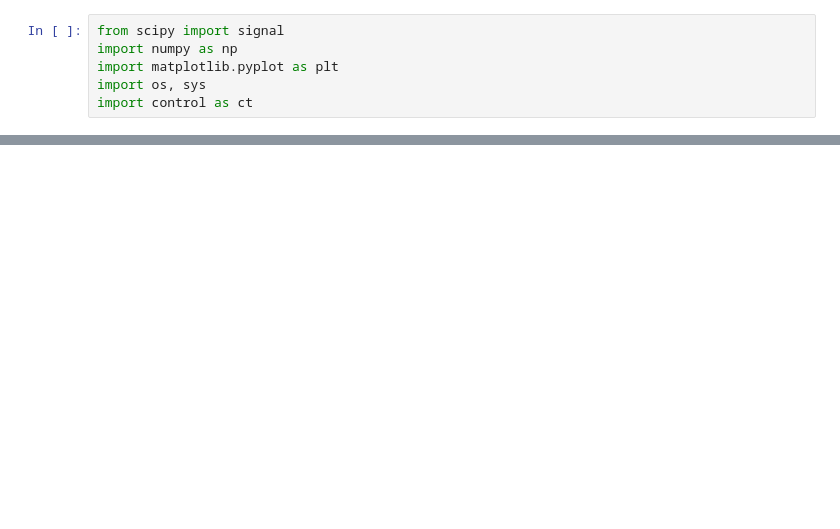
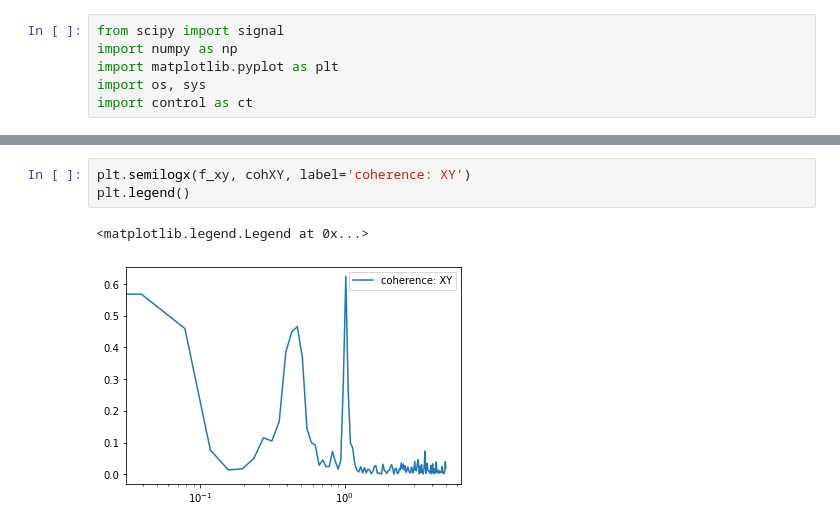
Before and after one commit to lamyc/pendulum_modeling, a Jupyter notebook: nano_33/noise.ipynb, the cells around one changed output, grey strips where cells are left out. Drawn from its saved outputs; the diff is of its cells as text; blank space fills up the shorter version.

```diff
--- a/nano_33/noise.ipynb
+++ b/nano_33/noise.ipynb
@@ -41,0 +56,6 @@ plt.show()
+# %%
+plt.semilogx(f_xy, cohXY, label='coherence: XY')
+plt.legend()
+# %% [output]
+<matplotlib.legend.Legend at 0x...>
+[figure, added]
```
Also changed, not shown: parts of 4 cells of this notebook, 34 other files.
